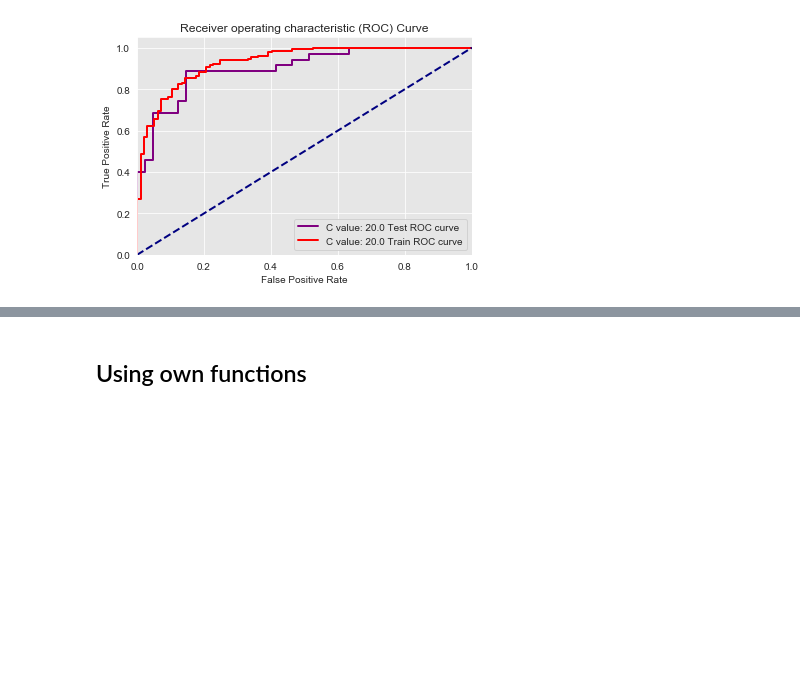
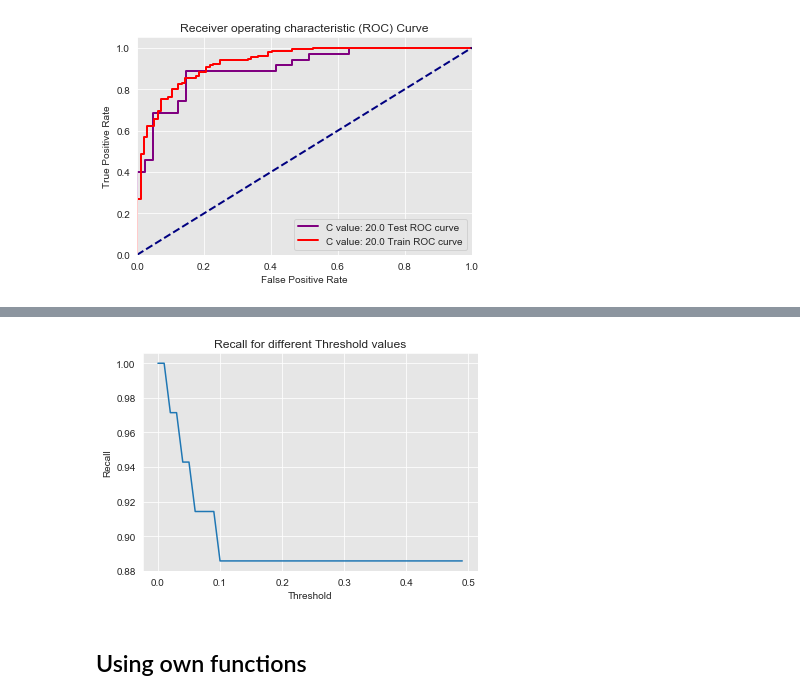
Before and after one commit to nadinezab/guided-projects, a Jupyter notebook: 4_Heart_Disease.ipynb, the cells around one changed output, grey strips where cells are left out. Saved outputs shown, nothing was run; the diff lists cells and outputs as text; code cells hidden in the pictures; blank space fills up the shorter version.

```diff
--- a/4_Heart_Disease.ipynb
+++ b/4_Heart_Disease.ipynb
@@ -346,0 +400,2 @@ Difference in AUC: 0.03
+# %%
+y_scores = logreg.fit(X_train, y_train).predict_proba(X_test)
@@ -347,3 +413,25 @@ Difference in AUC: 0.03
+# %%
+def adjusted_classes(y_scores, t):
+    """
+    This function adjusts class predictions based on the prediction threshold (t).
+    Will only work for binary classification problems.
+    """
+    return [1 if y >= t else 0 for y in y_scores[:,1]]
+# %%
+t = np.arange(0,0.5, 0.01)
+recalls = []
+for threshold in t:
+    y_adj_pred = adjusted_classes(y_scores, threshold)
+    recall_adj = recall(y_test, y_adj_pred)
+    recalls.append(recall_adj)
+# %%
+plt.plot(t, recalls)
+plt.xlabel('Threshold')
+plt.ylabel('Recall')
+plt.title('Recall for different Threshold values')
+plt.show()
+# %% [output]
+[figure, added]
 # %% [markdown]
 ## Using own functions
 # %% [markdown]
```
Also changed, not shown: parts of 11 cells of this notebook.
